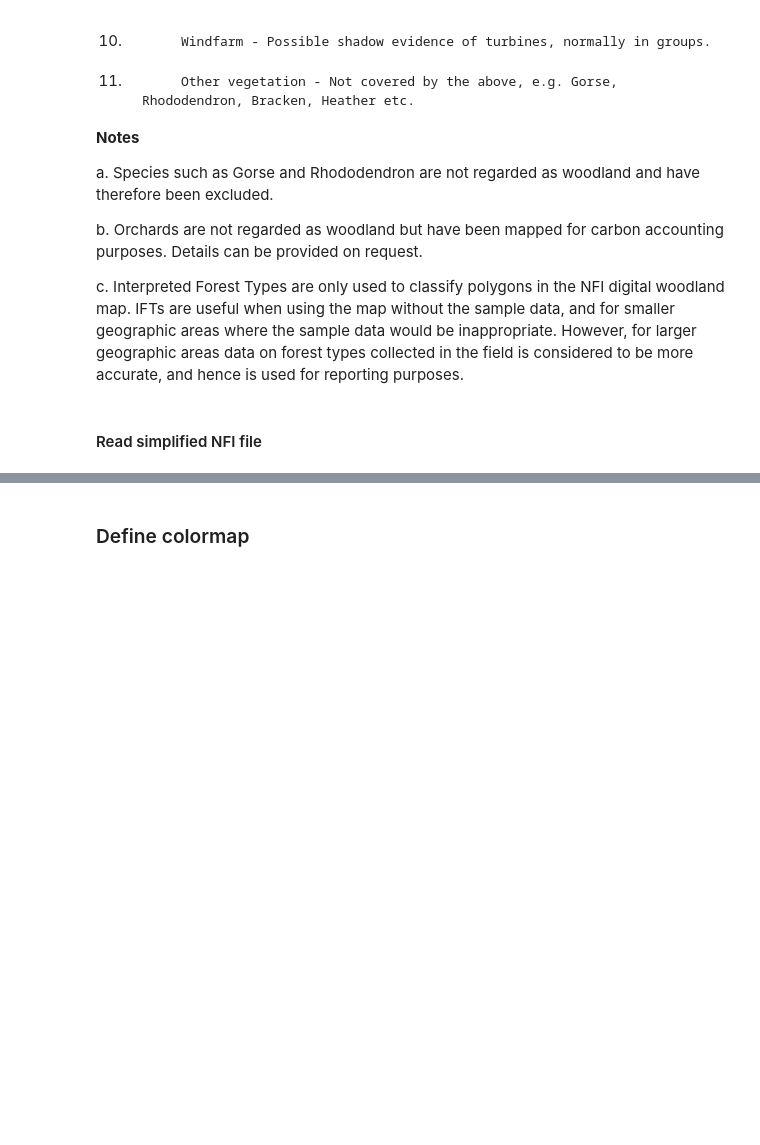
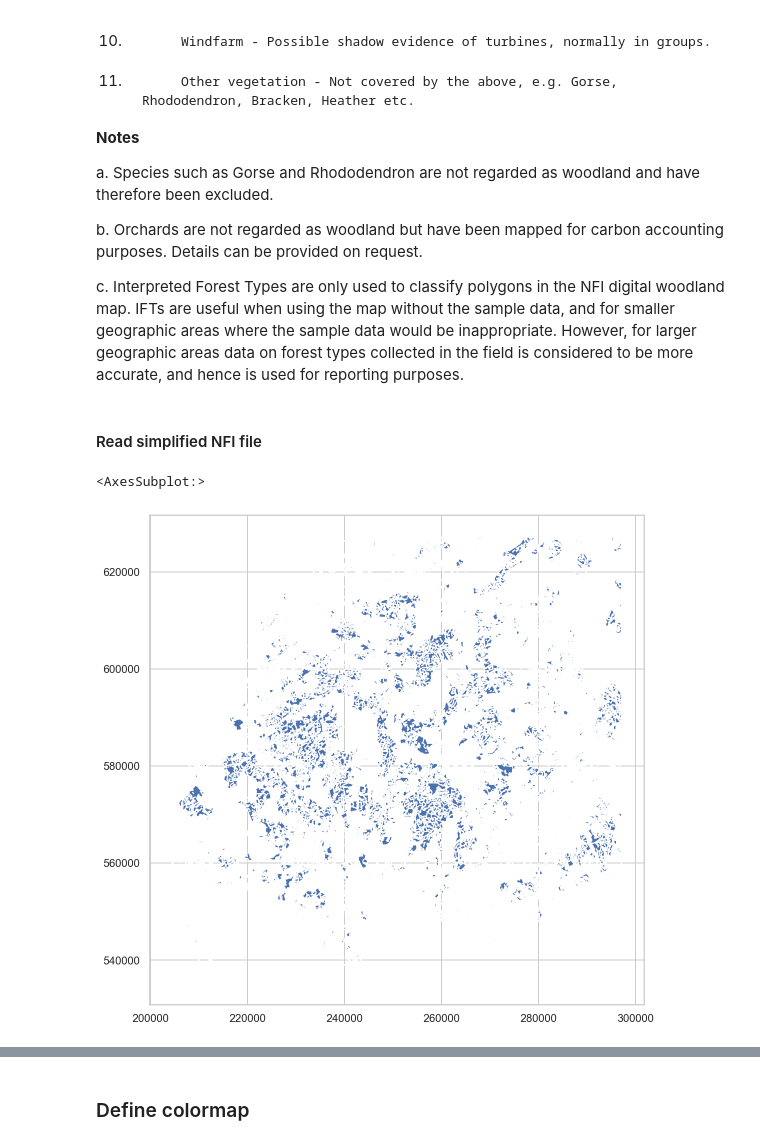
Before and after one commit to derpyninja/gecm, a Jupyter notebook: notebooks/01-fz-map-disaggregation-for-board-simplified.ipynb, the cells around one changed output, grey strips where cells are left out. Saved outputs shown, nothing was run; the diff lists cells and outputs as text; code cells hidden in the pictures; blank space fills up the shorter version.

```diff
--- a/notebooks/01-fz-map-disaggregation-for-board-simplified.ipynb
+++ b/notebooks/01-fz-map-disaggregation-for-board-simplified.ipynb
@@ -167,4 +164,4 @@ c.             Interpreted Forest Types are only used to classify polygons in th
 nfi_inpath = os.path.join(data_processed, "NFI_valid_and_clipped.shp")
 
 if os.path.exists(nfi_inpath):
-    nfi_valid_clipped = gpd.read_file(nfi_inpath)
+    nfi_valid = gpd.read_file(nfi_inpath)
@@ -170,0 +170,5 @@ if os.path.exists(nfi_inpath):
+# %%
+nfi_valid.plot()
+# %% [output]
+<AxesSubplot:>
+[figure, added]
```
Also changed, not shown: parts of 36 cells of this notebook, 7 other files.
